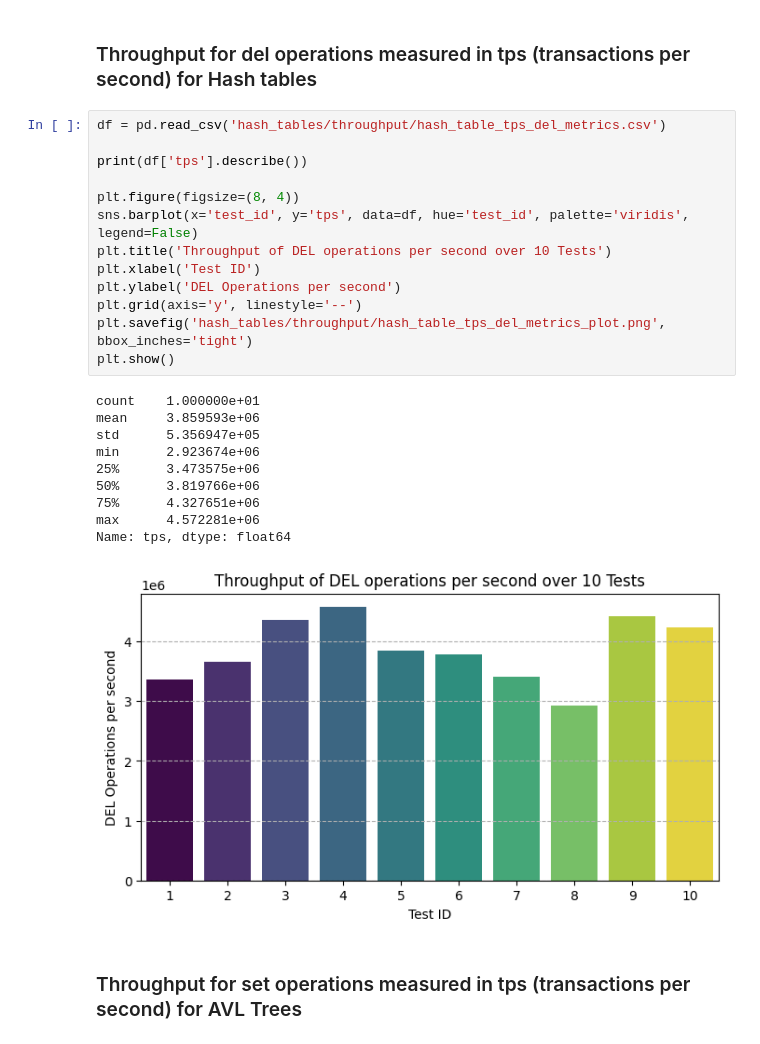
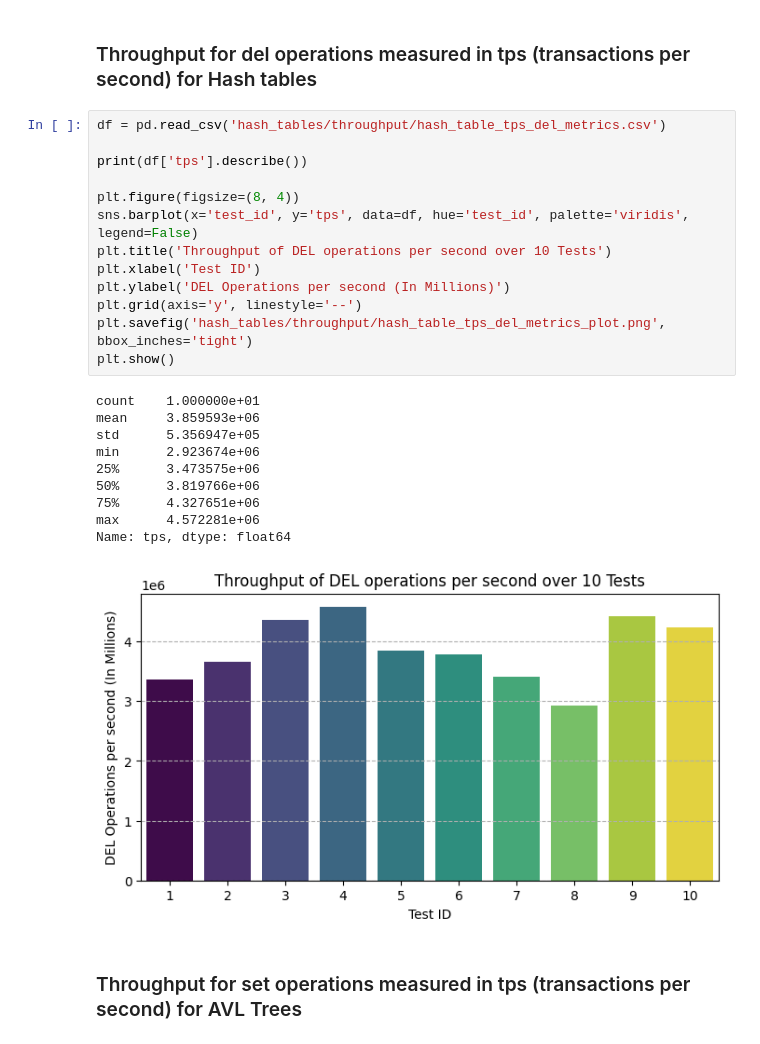
Before and after one commit to rayaan01/switchboard, a Jupyter notebook: jupyter/Analysis.ipynb, the cells around one changed output. Drawn from its saved outputs; the diff is of its cells as text.

```diff
--- a/jupyter/Analysis.ipynb
+++ b/jupyter/Analysis.ipynb
@@ -681,27 +690,27 @@ Name: tps, dtype: float64
 # %%
 df = pd.read_csv('hash_tables/throughput/hash_table_tps_del_metrics.csv')
 
 print(df['tps'].describe())
 
 plt.figure(figsize=(8, 4))
 sns.barplot(x='test_id', y='tps', data=df, hue='test_id', palette='viridis', legend=False)
 plt.title('Throughput of DEL operations per second over 10 Tests')
 plt.xlabel('Test ID')
-plt.ylabel('DEL Operations per second')
+plt.ylabel('DEL Operations per second (In Millions)')
 plt.grid(axis='y', linestyle='--')
 plt.savefig('hash_tables/throughput/hash_table_tps_del_metrics_plot.png', bbox_inches='tight')
 plt.show()
 # %% [output]
 count    1.000000e+01
 mean     3.859593e+06
 std      5.356947e+05
 min      2.923674e+06
 25%      3.473575e+06
 50%      3.819766e+06
 75%      4.327651e+06
 max      4.572281e+06
 Name: tps, dtype: float64
-[figure, old version]
+[figure, new version]
 # %% [markdown]
 ### Throughput for set operations measured in tps (transactions per second) for AVL Trees
 # %%
```
Also changed, not shown: parts of 4 cells of this notebook, 5 other files.
